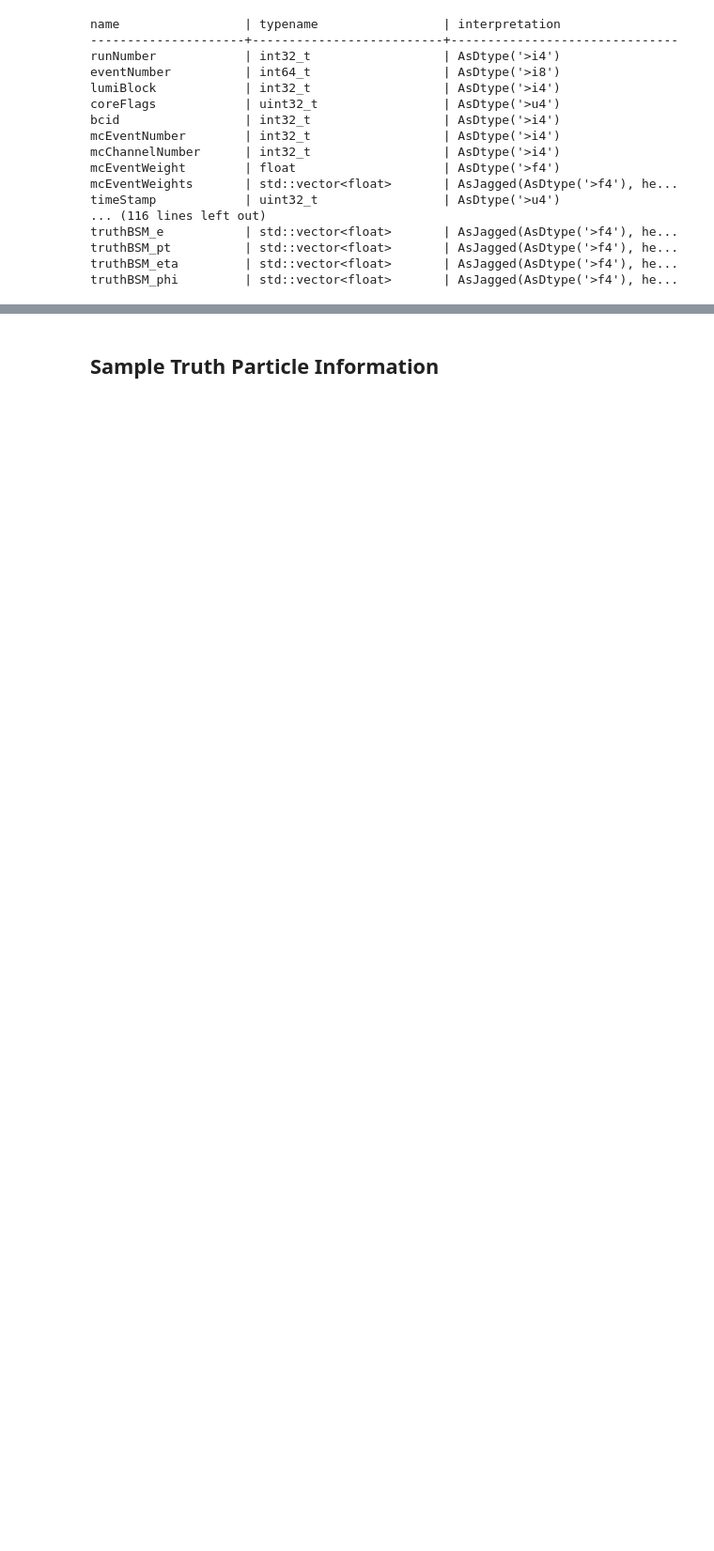
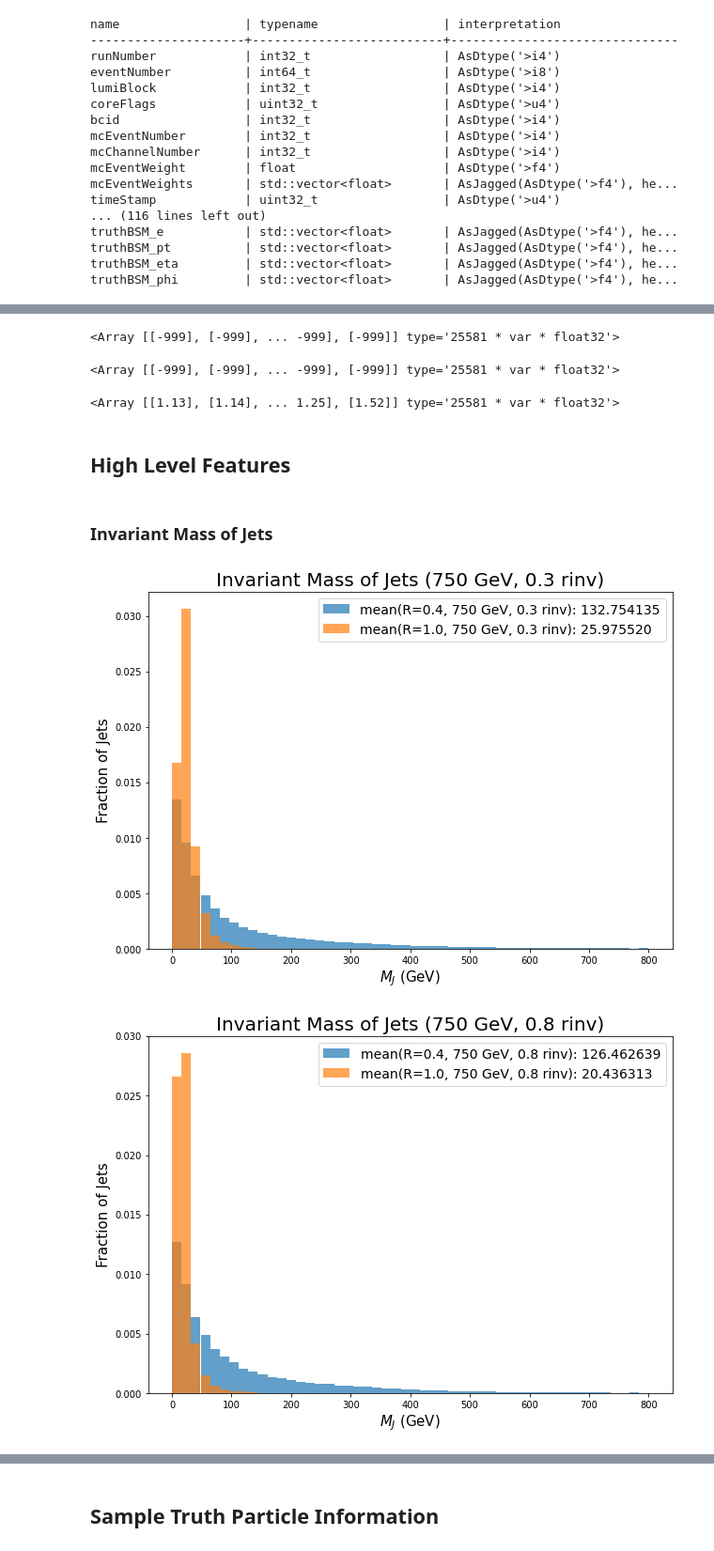
Before and after one commit to dlai211/Semi-Visible-Jets, a Jupyter notebook: SVJ_all.ipynb, the cells around one changed output, grey strips where cells are left out. Shown at 94% size. Drawn from its saved outputs; the diff is of its cells as text; code cells hidden in the pictures; blank space fills up the shorter version.

```diff
--- a/SVJ_all.ipynb
+++ b/SVJ_all.ipynb
@@ -78,7 +95,12 @@ def DefineBranches(f):
                                     'a10_truth_m',
                                     'a10_truth_pt',
                                     'a10_truth_phi',
-                                    'a10_truth_eta'], library='ak')
+                                    'a10_truth_eta',
+                                    'a10_truth_ECF1',
+                                    'a10_truth_ECF2',
+                                    'a10_truth_ECF3',
+                                    'a10_truth_C2',
+                                    'a10_truth_D2'], library='ak')
 
         particle = tree.arrays(['ntruthBSM',
                                 'truthBSM_pdgId',
@@ -109,0 +140,64 @@ fastjet_truth_1500_8, fatjet_truth_1500_8, particle_1500_8, MET_1500_8 = DefineB
+# %%
+fatjet_truth_750_3['a10_truth_ECF1']
+# %% [output]
+<Array [[-999], [-999], ... -999], [-999]] type='25581 * var * float32'>
+# %%
+fatjet_truth_750_3['a10_truth_C2']
+# %% [output]
+<Array [[-999], [-999], ... -999], [-999]] type='25581 * var * float32'>
+# %%
+fatjet_truth_750_3['a10_truth_D2']
+# %% [output]
+<Array [[1.13], [1.14], ... 1.25], [1.52]] type='25581 * var * float32'>
+# %% [markdown]
+## High Level Features
+# %% [markdown]
+### Invariant Mass of Jets
+# %%
+plt.figure(figsize=(10,7))
+Min, Max = 0, 800
+bin = np.linspace(Min, Max, 51)
+
+def FastMass(f):
+  e, pt, eta, phi = f['a4_truth_E'], f['a4_truth_pt'], f['a4_truth_phi'], f['a4_truth_eta']
+  px, py, pz = pt*np.cos(phi), pt*np.sin(phi), pt*np.sinh(eta)
+  m = np.sqrt(e**2 - px**2 - py**2 - pz**2)
+  return m
+
+plt.hist(ak.flatten(FastMass(fastjet_truth_750_3)), bins=bin, alpha=0.7, density=True, label='mean(R=0.4, 750 GeV, 0.3 rinv): %f' %np.nanmean(ak.flatten(FastMass(fastjet_truth_750_3))))
+plt.hist(ak.flatten(fatjet_truth_750_3['a10_truth_m']), bins=bin, alpha=0.7, density=True, label='mean(R=1.0, 750 GeV, 0.3 rinv): %f' %ak.mean(ak.flatten(fatjet_truth_750_3['a10_truth_m'])))
+plt.xlabel(r'$M_{J}$ (GeV)', fontsize=15)
+plt.ylabel('Fraction of Jets', fontsize=15)
+plt.title('Invariant Mass of Jets (750 GeV, 0.3 rinv)', fontsize=20)
+plt.legend(fontsize=14)
+plt.show()
+
+plt.figure(figsize=(10,7))
+plt.hist(ak.flatten(FastMass(fastjet_truth_750_8)), bins=bin, alpha=0.7, density=True, label='mean(R=0.4, 750 GeV, 0.8 rinv): %f' %np.nanmean(ak.flatten(FastMass(fastjet_truth_750_8))))
+plt.hist(ak.flatten(fatjet_truth_750_8['a10_truth_m']), bins=bin, alpha=0.7, density=True, label='mean(R=1.0, 750 GeV, 0.8 rinv): %f' %ak.mean(ak.flatten(fatjet_truth_750_8['a10_truth_m'])))
+plt.xlabel(r'$M_{J}$ (GeV)', fontsize=15)
+plt.ylabel('Fraction of Jets', fontsize=15)
+plt.title('Invariant Mass of Jets (750 GeV, 0.8 rinv)', fontsize=20)
+plt.legend(fontsize=14)
+plt.show()
+
+plt.figure(figsize=(10,7))
+plt.hist(ak.flatten(FastMass(fastjet_truth_1500_3)), bins=bin, alpha=0.7, density=True, label='mean(R=0.4, 1500 GeV, 0.3 rinv): %f' %np.nanmean(ak.flatten(FastMass(fastjet_truth_1500_3))))
+plt.hist(ak.flatten(fatjet_truth_1500_3['a10_truth_m']), bins=bin, alpha=0.7, density=True, label='mean(R=1.0, 1500 GeV, 0.3 rinv): %f' %ak.mean(ak.flatten(fatjet_truth_1500_3['a10_truth_m'])))
+plt.xlabel(r'$M_{J}$ (GeV)', fontsize=15)
+plt.ylabel('Fraction of Jets', fontsize=15)
+plt.title('Invariant Mass of Jets (1500 GeV, 0.3 rinv)', fontsize=20)
+plt.legend(fontsize=14)
+plt.show()
+
+plt.figure(figsize=(10,7))
+plt.hist(ak.flatten(FastMass(fastjet_truth_1500_8)), bins=bin, alpha=0.7, density=True, label='mean(R=0.4, 1500 GeV, 0.8 rinv): %f' %np.nanmean(ak.flatten(FastMass(fastjet_truth_1500_8))))
+plt.hist(ak.flatten(fatjet_truth_1500_8['a10_truth_m']), bins=bin, alpha=0.7, density=True, label='mean(R=1.0, 1500 GeV, 0.8 rinv): %f' %ak.mean(ak.flatten(fatjet_truth_1500_8['a10_truth_m'])))
+plt.xlabel(r'$M_{J}$ (GeV)', fontsize=15)
+plt.ylabel('Fraction of Jets', fontsize=15)
+plt.title('Invariant Mass of Jets (1500 GeV, 0.8 rinv)', fontsize=20)
+plt.legend(fontsize=14)
+plt.show()
+# %% [output]
+[figure, added]
+[figure, added]
```
Also changed, not shown: parts of 21 cells of this notebook.
